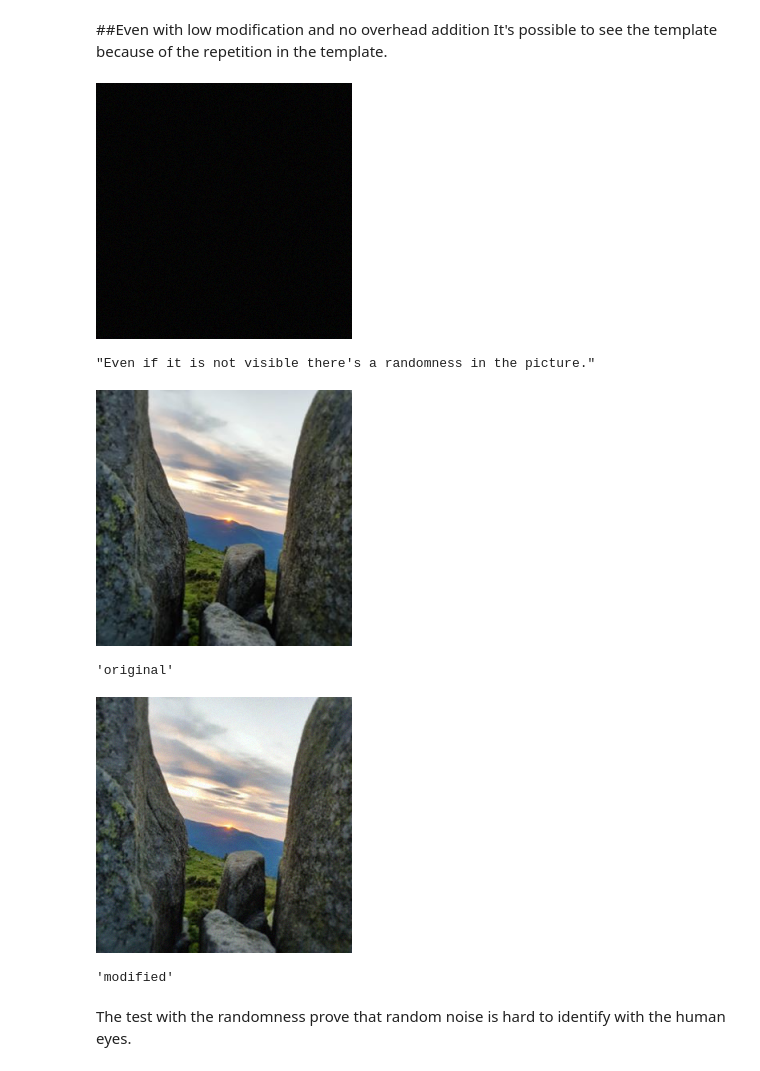
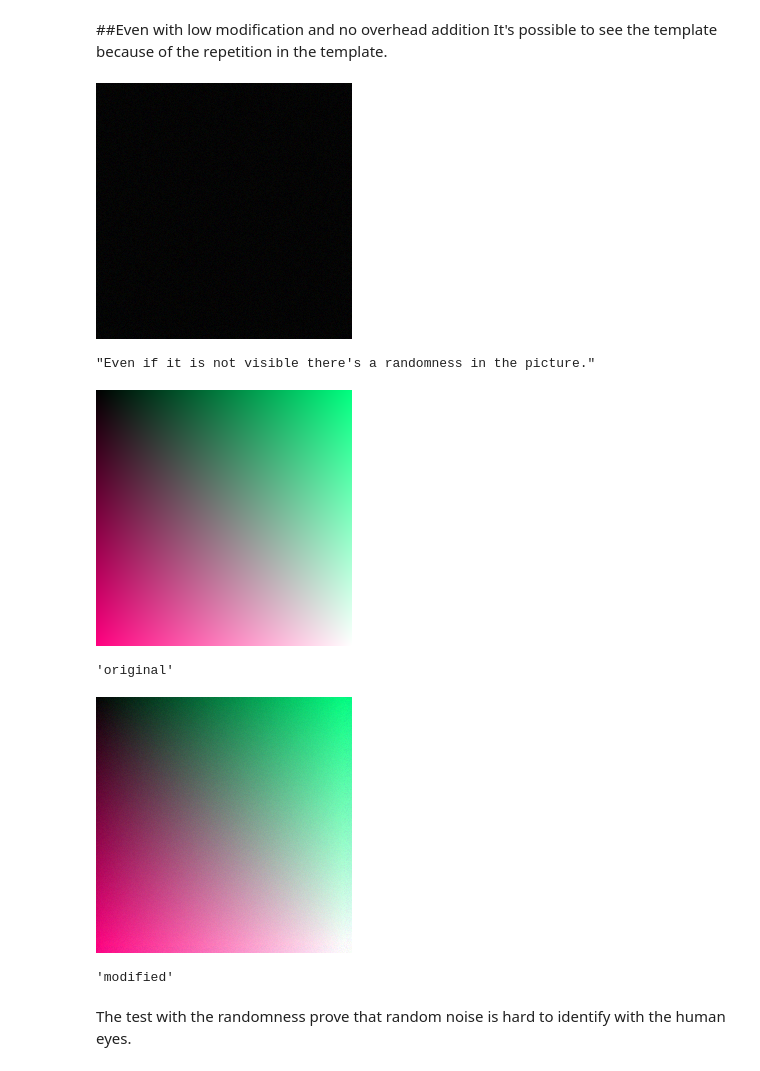
Before and after one commit to Clamarche/Intersect.Beta, a Jupyter notebook: securePhoto_notebooks.ipynb, the cells around one changed output. Cells and saved outputs as stored; diff of their text form; code cells hidden in the pictures.

Commit message:
Use the fade  picture instead of the photo from the web

```diff
--- a/securePhoto_notebooks.ipynb
+++ b/securePhoto_notebooks.ipynb
@@ -321,33 +304,33 @@ It's possible to see the template because of the  repetition in the template.
 # %%
 def lomod_random_template(size_x, size_y):
   """
   size_x : size for the x axis
   size_y : size for the y axis
   Create a template and save it
   :return None:
   """
   data = np.zeros((size_x, size_y, 3), dtype=np.uint8)
   for i in range(size_x):
     for j in range(size_y):
       # create a picture like array
       data[i, j] = np.multiply(np.random.rand(1, 3), 9)
 
   image = pil.Image.fromarray(data)
   image.save('lomod_random_template.png')
   display(Image('lomod_random_template.png'))
   return
 lomod_random_template(256, 256)
 display('Even if it is not visible there\'s a randomness in the picture.')
-display(Image('photo.png'))
+display(Image('fade256.png'))
 display('original')
-add_no_overhead('photo.png', 'lomod_random_template.png', 'photo_lomod_random_nooverhead')
+add_no_overhead('fade256.png', 'lomod_random_template.png', 'photo_lomod_random_nooverhead')
 display('modified')
 # %% [output]
 [figure]
 "Even if it is not visible there's a randomness in the picture."
-[figure, old version]
+[figure, new version]
 'original'
-[figure, old version]
+[figure, new version]
 'modified'
 # %% [markdown]
 The test with the randomness prove that random noise is hard to identify with the human eyes.
```
Also changed, not shown: parts of 3 cells of this notebook.
